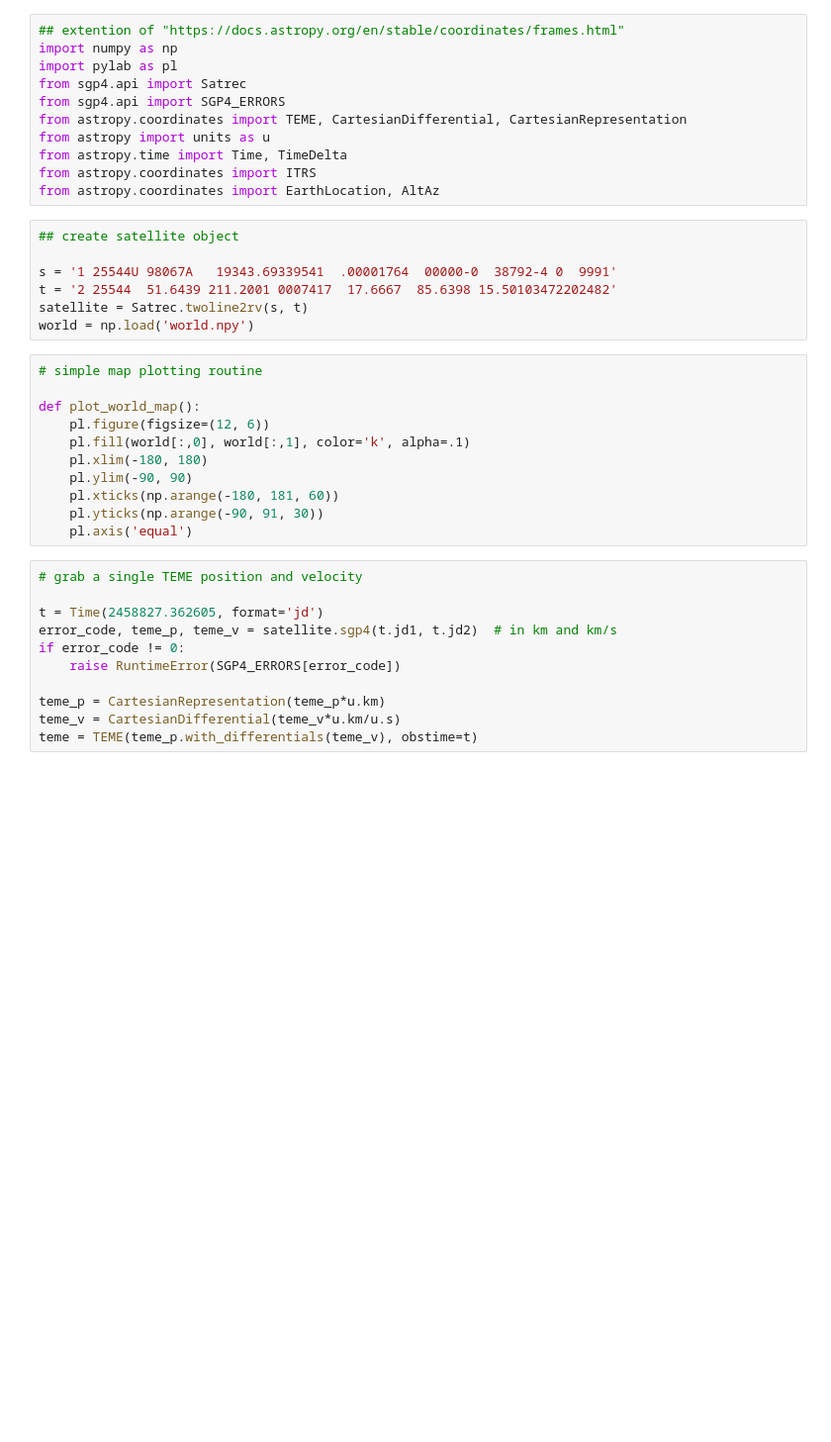
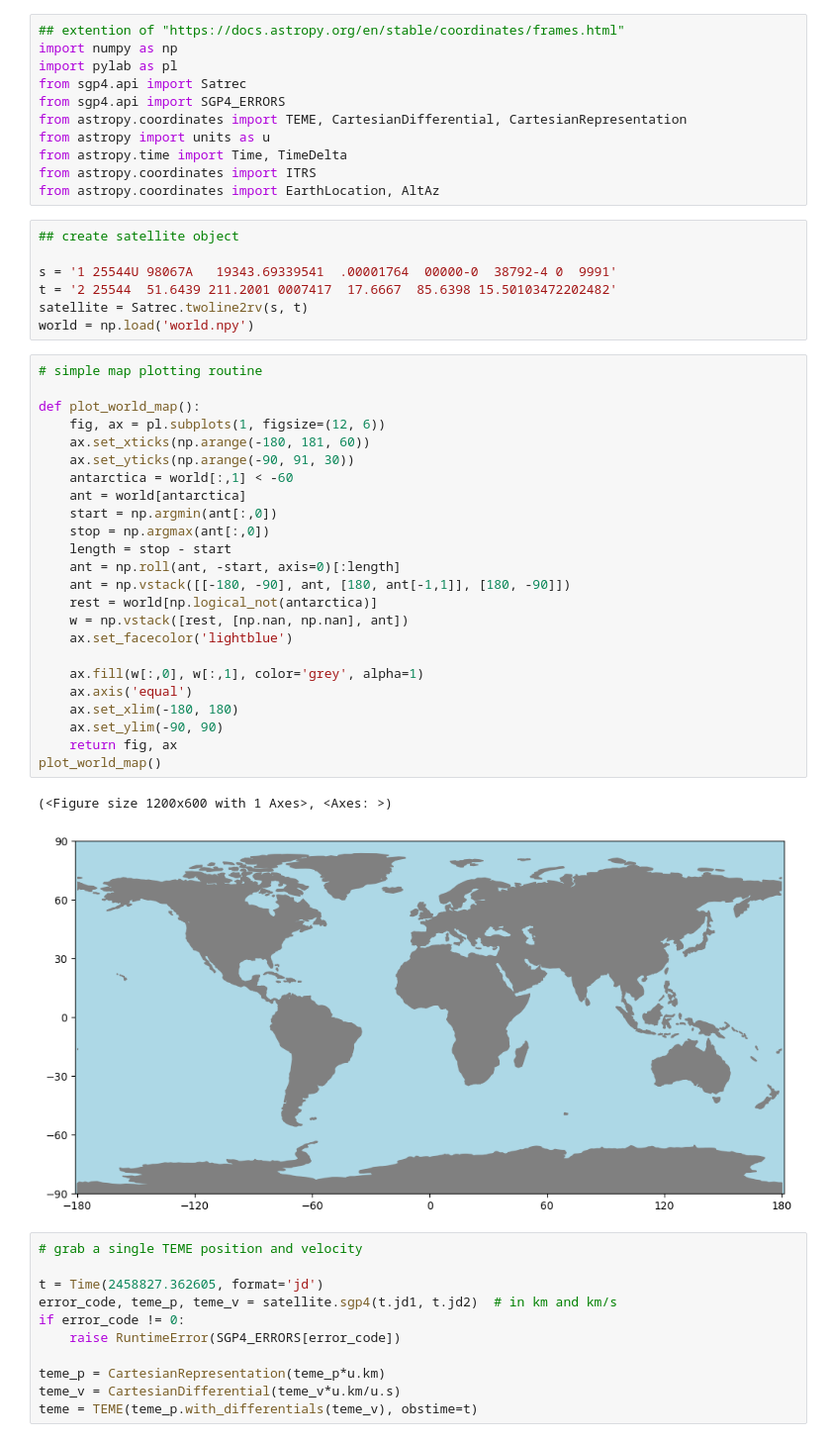
Before and after one commit to wyojustin/astropy_visibility, a Jupyter notebook: visibility_demo.ipynb, the cells around one changed output. Shown: that part at 99% size. Drawn from its saved outputs; the diff is of its cells as text; blank space fills up the shorter version.

```diff
--- a/visibility_demo.ipynb
+++ b/visibility_demo.ipynb
@@ -19,14 +19,30 @@ world = np.load('world.npy')
 # %%
 # simple map plotting routine
 
 def plot_world_map():
-    pl.figure(figsize=(12, 6))
-    pl.fill(world[:,0], world[:,1], color='k', alpha=.1)
-    pl.xlim(-180, 180)
-    pl.ylim(-90, 90)
-    pl.xticks(np.arange(-180, 181, 60))
-    pl.yticks(np.arange(-90, 91, 30))
-    pl.axis('equal')
+    fig, ax = pl.subplots(1, figsize=(12, 6))
+    ax.set_xticks(np.arange(-180, 181, 60))
+    ax.set_yticks(np.arange(-90, 91, 30))
+    antarctica = world[:,1] < -60
+    ant = world[antarctica]
+    start = np.argmin(ant[:,0])
+    stop = np.argmax(ant[:,0])
+    length = stop - start
+    ant = np.roll(ant, -start, axis=0)[:length]
+    ant = np.vstack([[-180, -90], ant, [180, ant[-1,1]], [180, -90]])
+    rest = world[np.logical_not(antarctica)]
+    w = np.vstack([rest, [np.nan, np.nan], ant])
+    ax.set_facecolor('lightblue')
+
+    ax.fill(w[:,0], w[:,1], color='grey', alpha=1)
+    ax.axis('equal')
+    ax.set_xlim(-180, 180)
+    ax.set_ylim(-90, 90)
+    return fig, ax
+plot_world_map()
+# %% [output]
+(<Figure size 1200x600 with 1 Axes>, <Axes: >)
+[figure, added]
 # %%
 # grab a single TEME position and velocity
 
```
Also changed, not shown: parts of 12 cells of this notebook.
